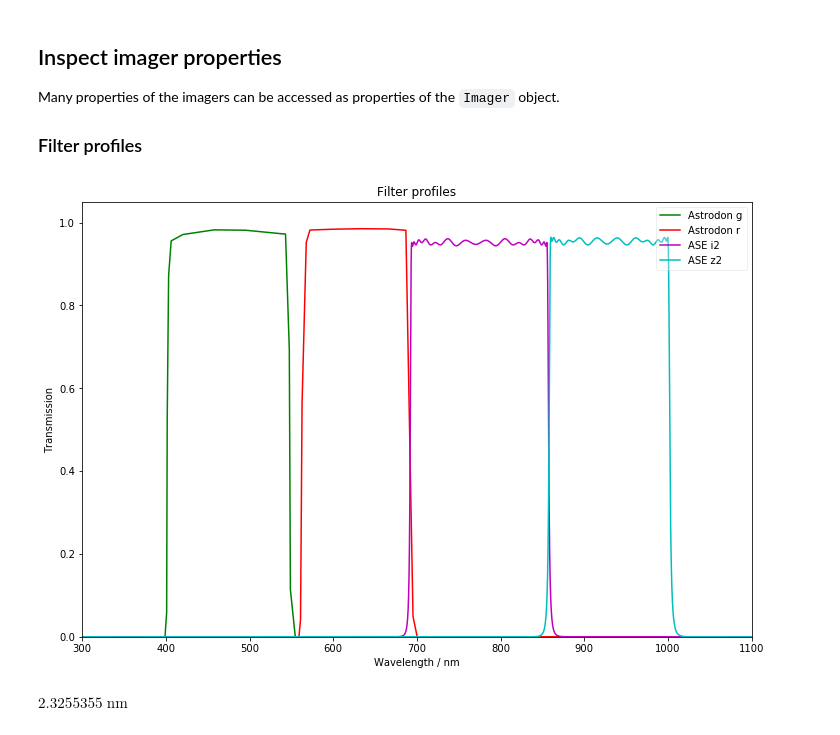
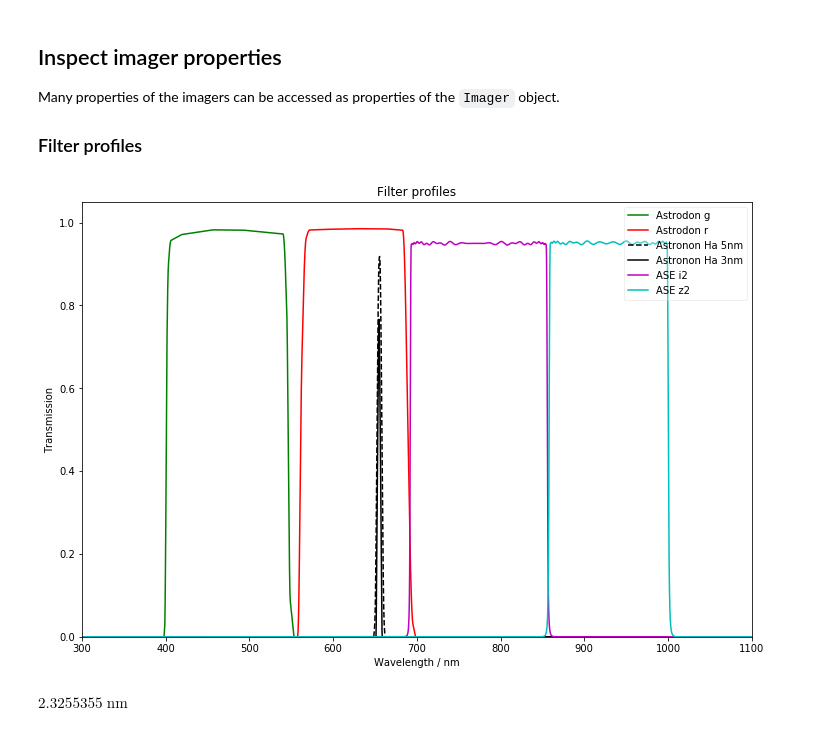
Before and after one commit to AstroHuntsman/gunagala, a Jupyter notebook: examples/Australian Space Eye 2017.ipynb, the cells around one changed output. Saved outputs shown, nothing was run; the diff lists cells and outputs as text; code cells hidden in the pictures.

```diff
--- a/examples/Australian Space Eye 2017.ipynb
+++ b/examples/Australian Space Eye 2017.ipynb
@@ -39,19 +39,22 @@ Many properties of the imagers can be accessed as properties of the `Imager` obj
 # %%
 plt.plot(waves_h, huntsman.filters['g'].transmission(waves_h), 'g-', label='Astrodon g')
 plt.plot(waves_h, huntsman.filters['r'].transmission(waves_h), 'r-', label='Astrodon r')
+plt.plot(waves_h, huntsman.filters['Ha_5nm'].transmission(waves_h), 'k--', label='Astronon Ha 5nm')
+plt.plot(waves_h, huntsman.filters['Ha_3nm'].transmission(waves_h), 'k-', label='Astronon Ha 3nm')
+
 
 plt.plot(waves_a, ase_2016.filters['ase_i2'].transmission(waves_a), 'm-', label='ASE i2')
 plt.plot(waves_a, ase_2016.filters['ase_z2'].transmission(waves_a), 'c-', label='ASE z2')
 
 plt.legend(loc='upper right', fancybox=True, framealpha=0.3)
 plt.xlabel('Wavelength / nm')
 plt.ylabel('Transmission')
 plt.title('Filter profiles')
 plt.xlim(300, 1100)
 plt.ylim(0, 1.05)
 plt.gcf().set_size_inches(12,8)
 # %% [output]
-[figure, old version]
+[figure, new version]
 # %%
 ase_2017.filters['ase_nb689'].FWHM
 # %% [output]
```
Also changed, not shown: parts of 18 cells of this notebook, 1 other file.
